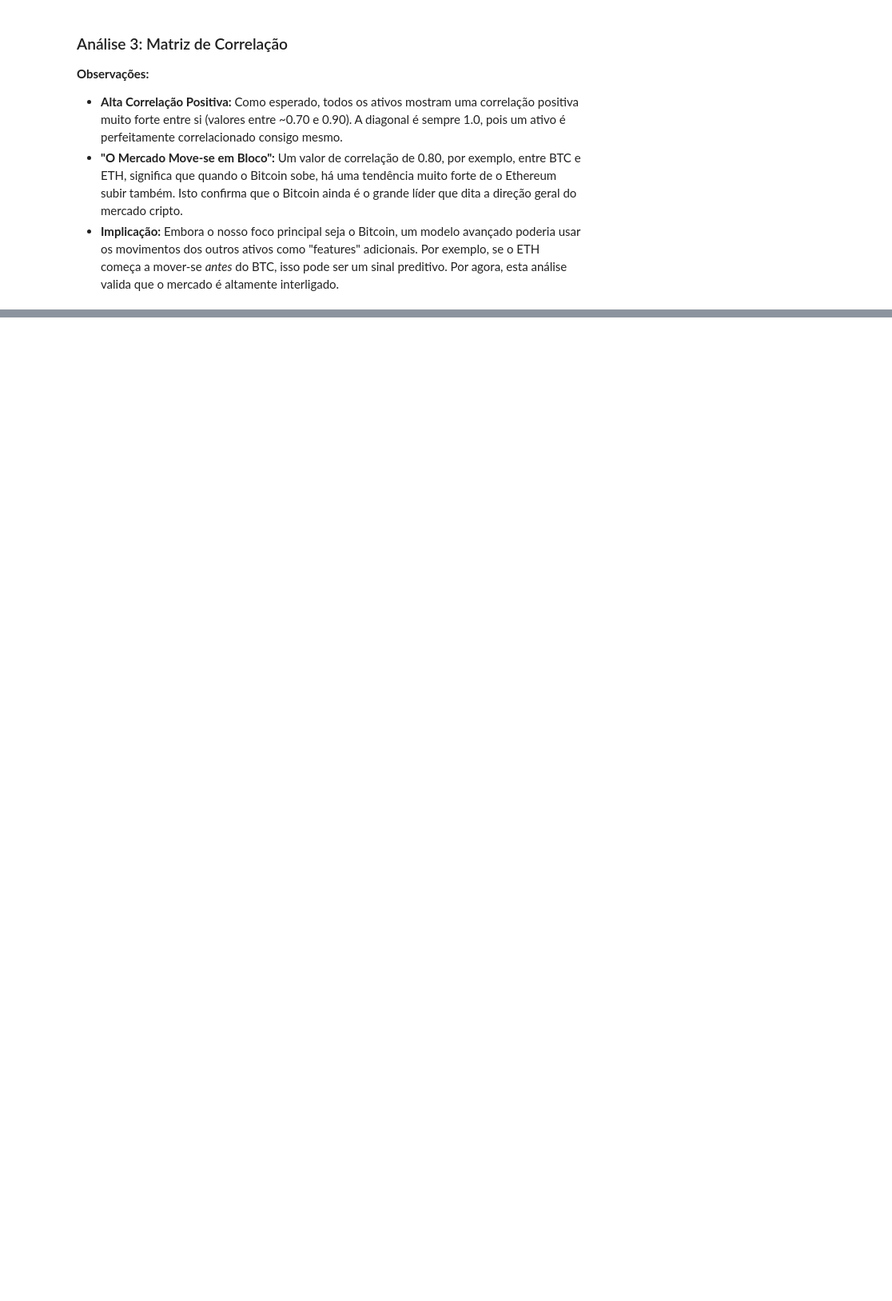
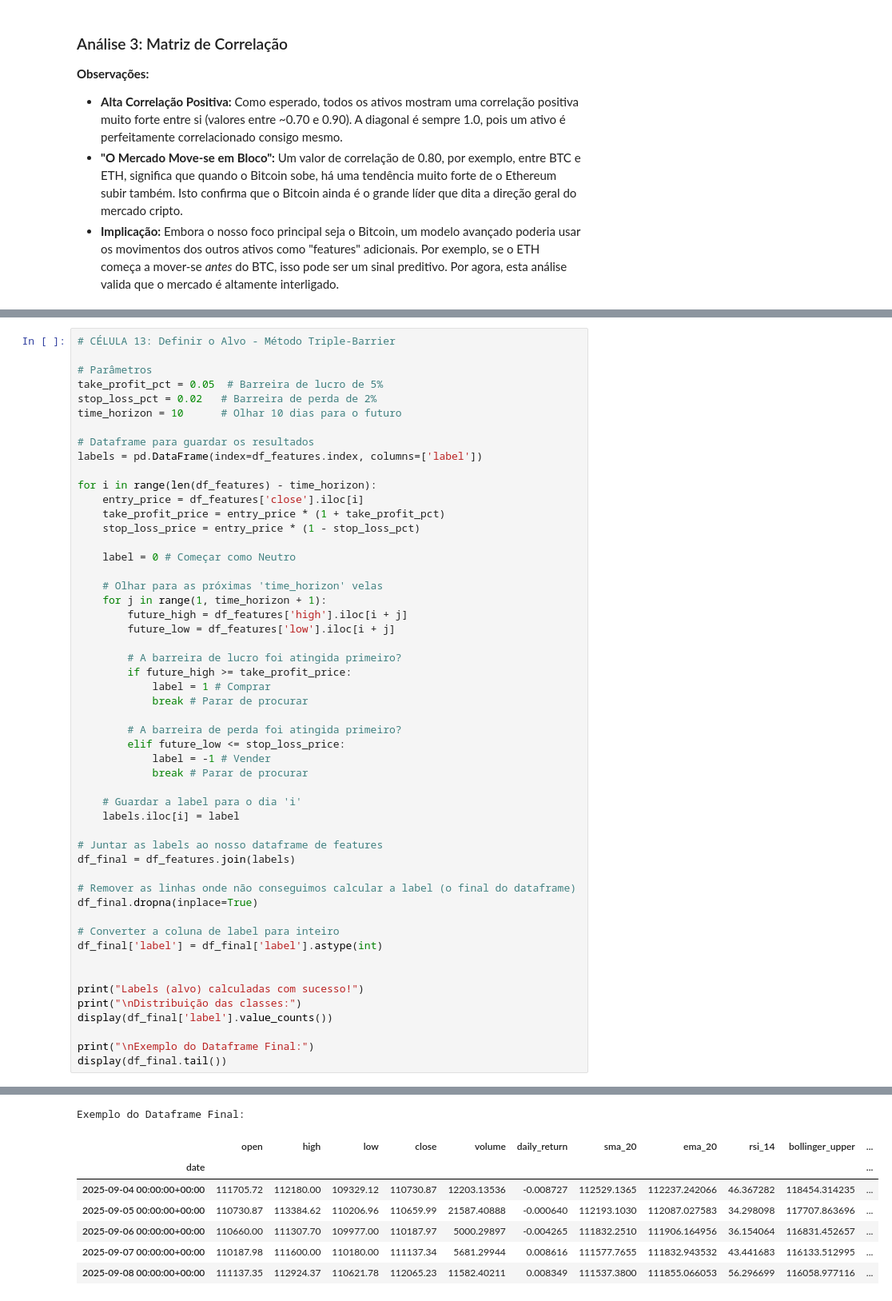
Before and after one commit to bernini10/oraculo-de-bitcoin, a Jupyter notebook: notebooks/01-Data-Exploration.ipynb, the cells around one changed output, grey strips where cells are left out. Shown: that part at 80% size. Saved outputs shown, nothing was run; the diff lists cells and outputs as text; blank space fills up the shorter version.

Commit message:
feat: complete feature engineering and target labeling

```diff
--- a/notebooks/01-Data-Exploration.ipynb
+++ b/notebooks/01-Data-Exploration.ipynb
@@ -197,0 +303,53 @@ Matriz de Correlação (Valores Numéricos):
+# %%
+# CÉLULA 13: Definir o Alvo - Método Triple-Barrier
+
+# Parâmetros
+take_profit_pct = 0.05  # Barreira de lucro de 5%
+stop_loss_pct = 0.02   # Barreira de perda de 2%
+time_horizon = 10      # Olhar 10 dias para o futuro
+
+# Dataframe para guardar os resultados
+labels = pd.DataFrame(index=df_features.index, columns=['label'])
+
+for i in range(len(df_features) - time_horizon):
+    entry_price = df_features['close'].iloc[i]
+    take_profit_price = entry_price * (1 + take_profit_pct)
+    stop_loss_price = entry_price * (1 - stop_loss_pct)
+
+    label = 0 # Começar como Neutro
+
+    # Olhar para as próximas 'time_horizon' velas
+    for j in range(1, time_horizon + 1):
+        future_high = df_features['high'].iloc[i + j]
+        future_low = df_features['low'].iloc[i + j]
+
+        # A barreira de lucro foi atingida primeiro?
+        if future_high >= take_profit_price:
+            label = 1 # Comprar
+            break # Parar de procurar
+
+        # A barreira de perda foi atingida primeiro?
+        elif future_low <= stop_loss_price:
+            label = -1 # Vender
+            break # Parar de procurar
+
+    # Guardar a label para o dia 'i'
+    labels.iloc[i] = label
+
+# Juntar as labels ao nosso dataframe de features
+df_final = df_features.join(labels)
+
+# Remover as linhas onde não conseguimos calcular a label (o final do dataframe)
+df_final.dropna(inplace=True)
+
+# Converter a coluna de label para inteiro
+df_final['label'] = df_final['label'].astype(int)
+
+
+print("Labels (alvo) calculadas com sucesso!")
+print("\nDistribuição das classes:")
+display(df_final['label'].value_counts())
+
+print("\nExemplo do Dataframe Final:")
+display(df_final.tail())
+# %% [output]
@@ -197,0 +364,8 @@ Matriz de Correlação (Valores Numéricos):
+Exemplo do Dataframe Final:
+|  | open | high | low | close | volume | daily_return | sma_20 | ema_20 | rsi_14 | bollinger_upper | ... |
+| date |  |  |  |  |  |  |  |  |  |  | ... |
+| 2025-09-04 00:00:00+00:00 | 111705.72 | 112180.00 | 109329.12 | 110730.87 | 12203.13536 | -0.008727 | 112529.1365 | 112237.242066 | 46.367282 | 118454.314235 | ... |
+| 2025-09-05 00:00:00+00:00 | 110730.87 | 113384.62 | 110206.96 | 110659.99 | 21587.40888 | -0.000640 | 112193.1030 | 112087.027583 | 34.298098 | 117707.863696 | ... |
+| 2025-09-06 00:00:00+00:00 | 110660.00 | 111307.70 | 109977.00 | 110187.97 | 5000.29897 | -0.004265 | 111832.2510 | 111906.164956 | 36.154064 | 116831.452657 | ... |
+| 2025-09-07 00:00:00+00:00 | 110187.98 | 111600.00 | 110180.00 | 111137.34 | 5681.29944 | 0.008616 | 111577.7655 | 111832.943532 | 43.441683 | 116133.512995 | ... |
+| 2025-09-08 00:00:00+00:00 | 111137.35 | 112924.37 | 110621.78 | 112065.23 | 11582.40211 | 0.008349 | 111537.3800 | 111855.066053 | 56.296699 | 116058.977116 | ... |
```
Also changed, not shown: parts of 7 cells of this notebook.
